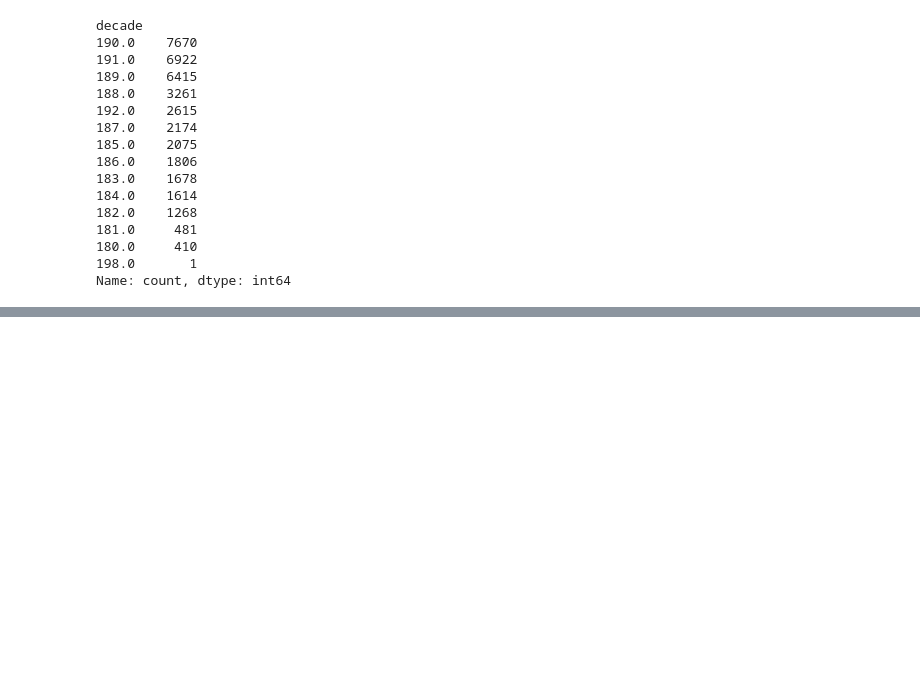
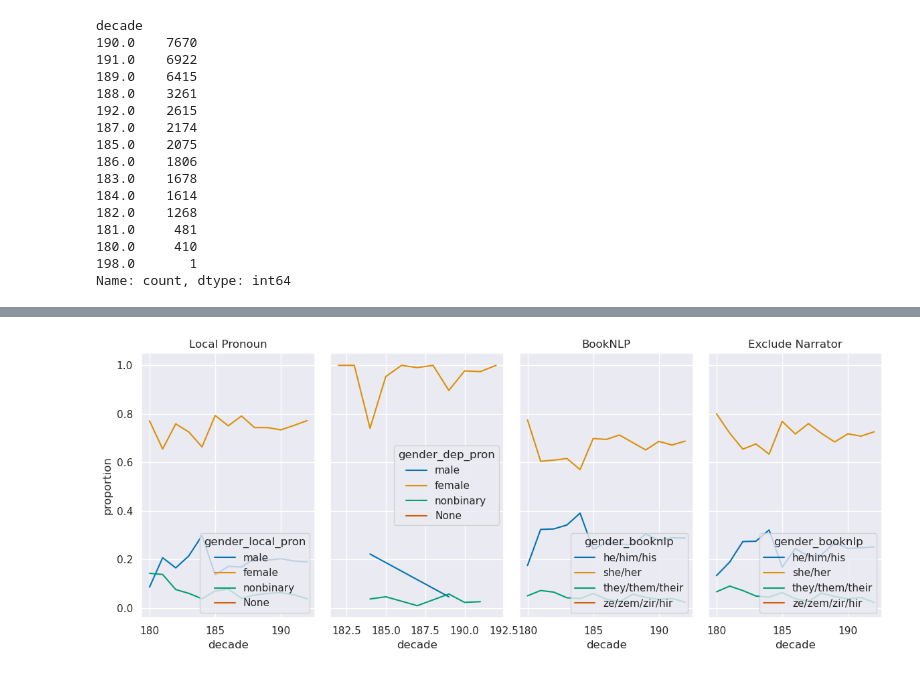
Before and after one commit to rscohen2/historical_fashion_aesthetics, a Jupyter notebook: notebooks/fashion_gender_classifier.ipynb, the cells around one changed output, grey strips where cells are left out. Drawn from its saved outputs; the diff is of its cells as text; code cells hidden in the pictures; blank space fills up the shorter version.

```diff
--- a/notebooks/fashion_gender_classifier.ipynb
+++ b/notebooks/fashion_gender_classifier.ipynb
@@ -112,0 +309,4 @@ sns.move_legend(ax, "lower right")
+# %%
+compare_plots("muslin")
+# %% [output]
+[figure, added]
```
Also changed, not shown: parts of 37 cells of this notebook, 1 other file.
